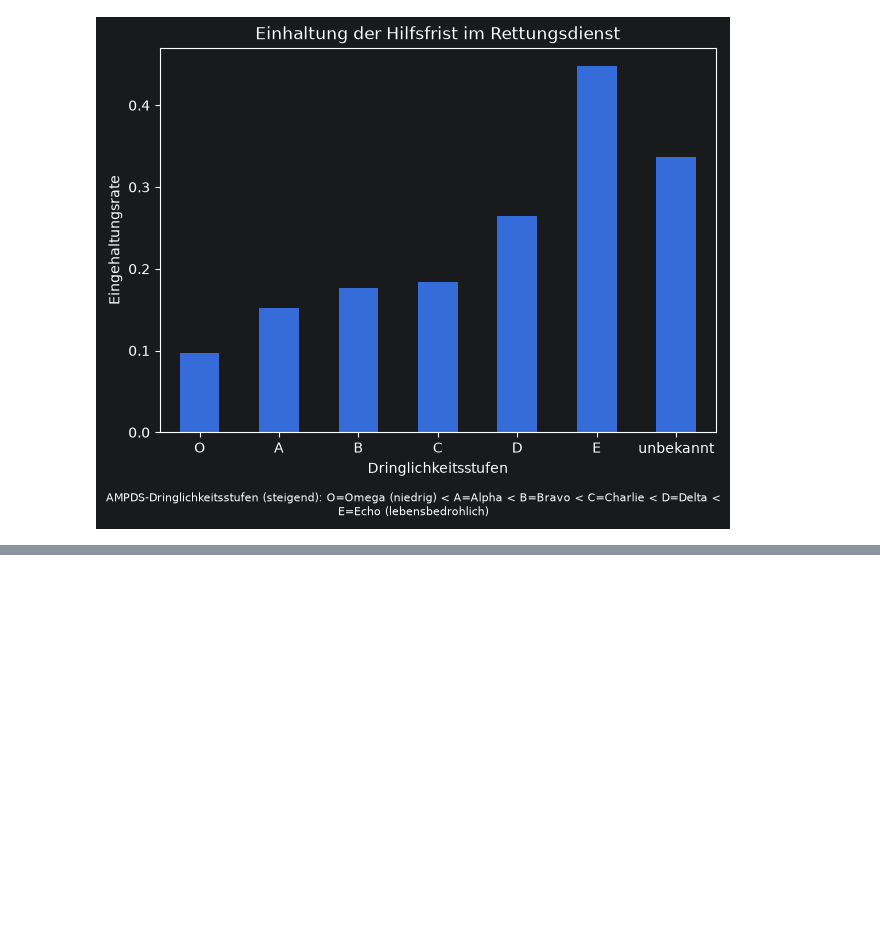
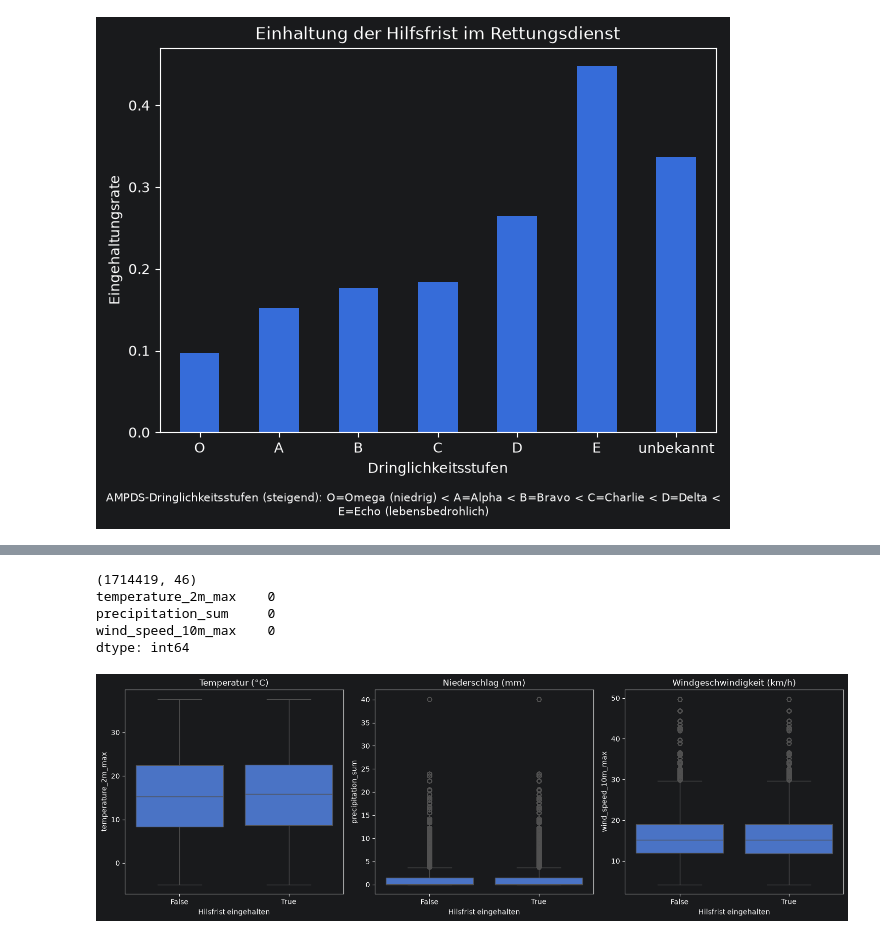
Before and after one commit to coohjaay/BigdataNeu, a Jupyter notebook: sample.ipynb, the cells around one changed output, grey strips where cells are left out. Drawn from its saved outputs; the diff is of its cells as text; code cells hidden in the pictures; blank space fills up the shorter version.

```diff
--- a/sample.ipynb
+++ b/sample.ipynb
@@ -523,0 +539,27 @@ https://open-meteo.com/en/docs/historical-forecast-api?start_date=2022-01-01&end
+# %%
+import seaborn as sns
+# Einsatzdaten mit Wetter joinen
+df_weather_mission = df_mission_data.join(df_weather, how="left")
+
+print(df_weather_mission.shape)
+print(df_weather_mission[["temperature_2m_max", "precipitation_sum", "wind_speed_10m_max"]].isnull().sum())
+
+fig, axes = plt.subplots(1, 3, figsize=(15, 5))
+
+variabeln = ["temperature_2m_max", "precipitation_sum", "wind_speed_10m_max"]
+titel = ["Temperatur (°C)", "Niederschlag (mm)", "Windgeschwindigkeit (km/h)"]
+
+for ax, var, t in zip(axes, variabeln, titel):
+    sns.boxplot(data=df_weather_mission, x="hilfsfrist", y=var, ax=ax)
+    ax.set_title(t)
+    ax.set_xlabel("Hilsfrist eingehalten")
+
+plt.tight_layout()
+plt.show()
+# %% [output]
+(1714419, 46)
+temperature_2m_max    0
+precipitation_sum     0
+wind_speed_10m_max    0
+dtype: int64
+[figure, added]
```
Also changed, not shown: parts of 32 cells of this notebook, 1 other file.
